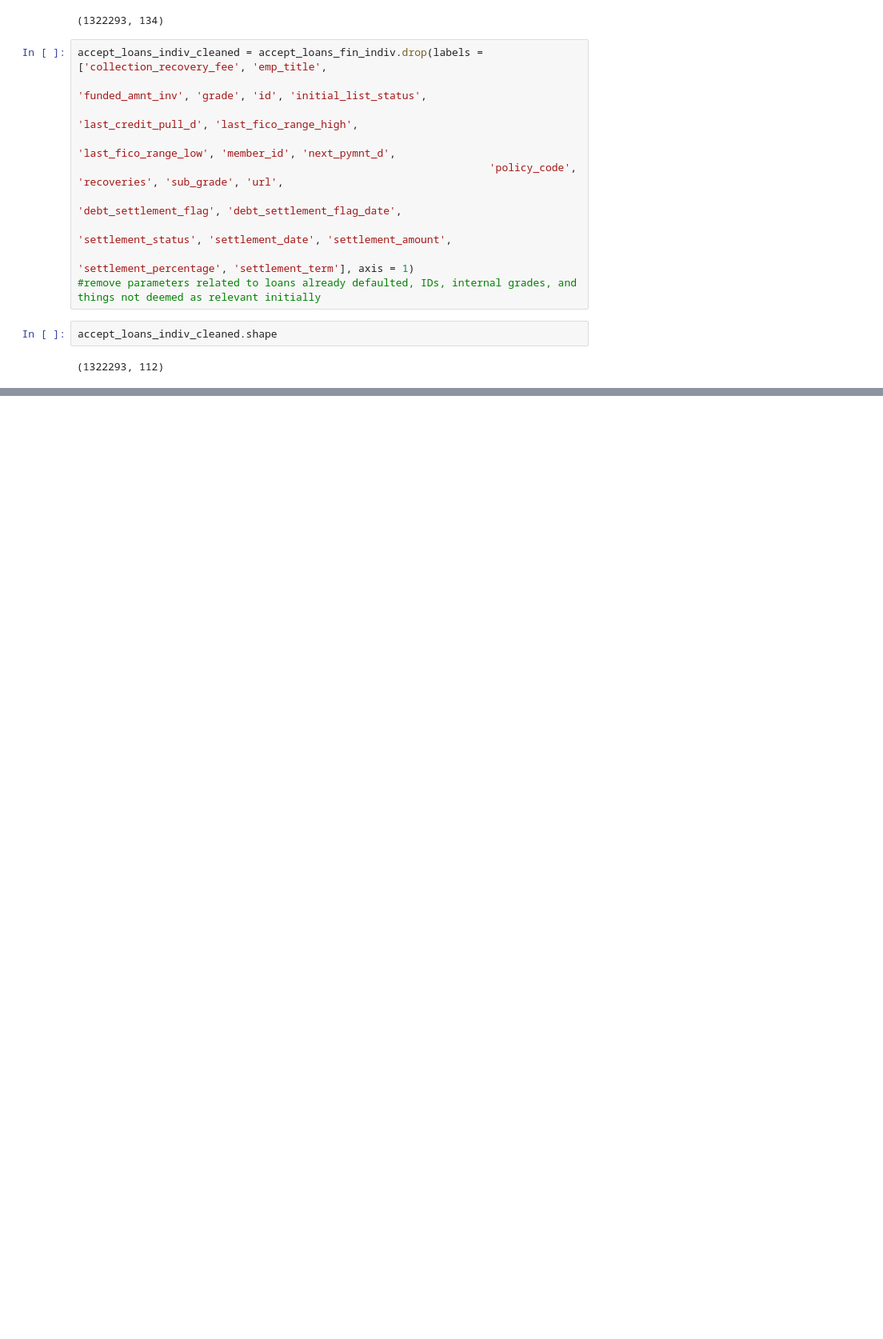
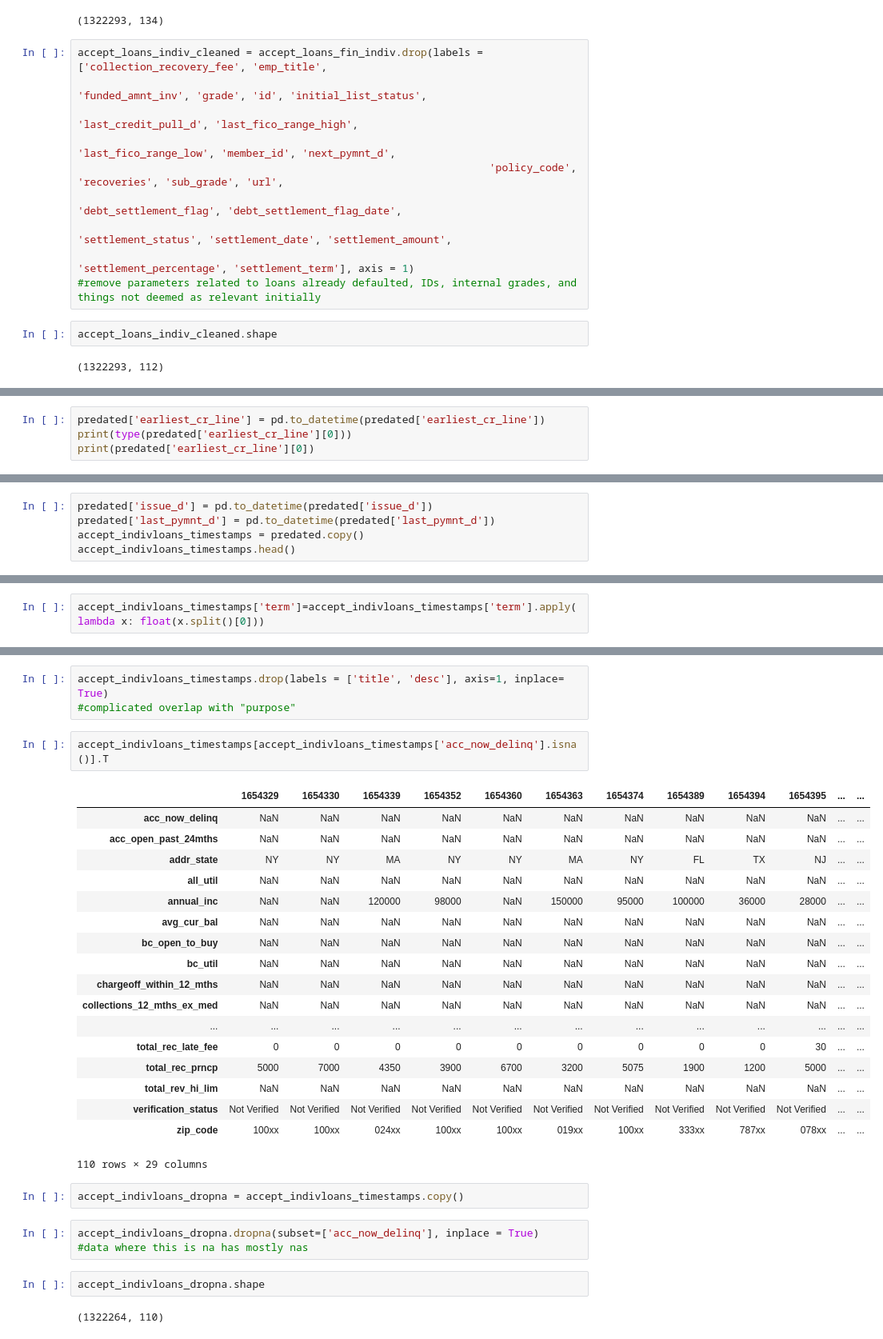
Before and after one commit to jimmyttri/lending, a Jupyter notebook: lendingclub_data_exploration.ipynb, the cells around one changed output, grey strips where cells are left out. Shown at 80% size. Saved outputs shown, nothing was run; the diff lists cells and outputs as text; blank space fills up the shorter version.

Commit message:
further exploration, removing nan and subsetting data

```diff
--- a/lendingclub_data_exploration.ipynb
+++ b/lendingclub_data_exploration.ipynb
@@ -169,0 +248,4 @@ accept_loans_indiv_cleaned.shape
+# %%
+predated['earliest_cr_line'] = pd.to_datetime(predated['earliest_cr_line'])
+print(type(predated['earliest_cr_line'][0]))
+print(predated['earliest_cr_line'][0])
@@ -169,0 +255,5 @@ accept_loans_indiv_cleaned.shape
+# %%
+predated['issue_d'] = pd.to_datetime(predated['issue_d'])
+predated['last_pymnt_d'] = pd.to_datetime(predated['last_pymnt_d'])
+accept_indivloans_timestamps = predated.copy()
+accept_indivloans_timestamps.head()
@@ -169,0 +305,2 @@ accept_loans_indiv_cleaned.shape
+# %%
+accept_indivloans_timestamps['term']=accept_indivloans_timestamps['term'].apply(lambda x: float(x.split()[0]))
@@ -169,0 +360,33 @@ accept_loans_indiv_cleaned.shape
+# %%
+accept_indivloans_timestamps.drop(labels = ['title', 'desc'], axis=1, inplace= True)
+#complicated overlap with "purpose"
+# %%
+accept_indivloans_timestamps[accept_indivloans_timestamps['acc_now_delinq'].isna()].T
+# %% [output]
+|  | 1654329 | 1654330 | 1654339 | 1654352 | 1654360 | 1654363 | 1654374 | 1654389 | 1654394 | 1654395 | ... | ... |
+| acc_now_delinq | NaN | NaN | NaN | NaN | NaN | NaN | NaN | NaN | NaN | NaN | ... | ... |
+| acc_open_past_24mths | NaN | NaN | NaN | NaN | NaN | NaN | NaN | NaN | NaN | NaN | ... | ... |
+| addr_state | NY | NY | MA | NY | NY | MA | NY | FL | TX | NJ | ... | ... |
+| all_util | NaN | NaN | NaN | NaN | NaN | NaN | NaN | NaN | NaN | NaN | ... | ... |
+| annual_inc | NaN | NaN | 120000 | 98000 | NaN | 150000 | 95000 | 100000 | 36000 | 28000 | ... | ... |
+| avg_cur_bal | NaN | NaN | NaN | NaN | NaN | NaN | NaN | NaN | NaN | NaN | ... | ... |
+| bc_open_to_buy | NaN | NaN | NaN | NaN | NaN | NaN | NaN | NaN | NaN | NaN | ... | ... |
+| bc_util | NaN | NaN | NaN | NaN | NaN | NaN | NaN | NaN | NaN | NaN | ... | ... |
+| chargeoff_within_12_mths | NaN | NaN | NaN | NaN | NaN | NaN | NaN | NaN | NaN | NaN | ... | ... |
+| collections_12_mths_ex_med | NaN | NaN | NaN | NaN | NaN | NaN | NaN | NaN | NaN | NaN | ... | ... |
+| ... | ... | ... | ... | ... | ... | ... | ... | ... | ... | ... | ... | ... |
+| total_rec_late_fee | 0 | 0 | 0 | 0 | 0 | 0 | 0 | 0 | 0 | 30 | ... | ... |
+| total_rec_prncp | 5000 | 7000 | 4350 | 3900 | 6700 | 3200 | 5075 | 1900 | 1200 | 5000 | ... | ... |
+| total_rev_hi_lim | NaN | NaN | NaN | NaN | NaN | NaN | NaN | NaN | NaN | NaN | ... | ... |
+| verification_status | Not Verified | Not Verified | Not Verified | Not Verified | Not Verified | Not Verified | Not Verified | Not Verified | Not Verified | Not Verified | ... | ... |
+| zip_code | 100xx | 100xx | 024xx | 100xx | 100xx | 019xx | 100xx | 333xx | 787xx | 078xx | ... | ... |
+110 rows × 29 columns
+# %%
+accept_indivloans_dropna = accept_indivloans_timestamps.copy()
+# %%
+accept_indivloans_dropna.dropna(subset=['acc_now_delinq'], inplace = True)
+#data where this is na has mostly nas
+# %%
+accept_indivloans_dropna.shape
+# %% [output]
+(1322264, 110)
```
Also changed, not shown: parts of 56 cells of this notebook.
